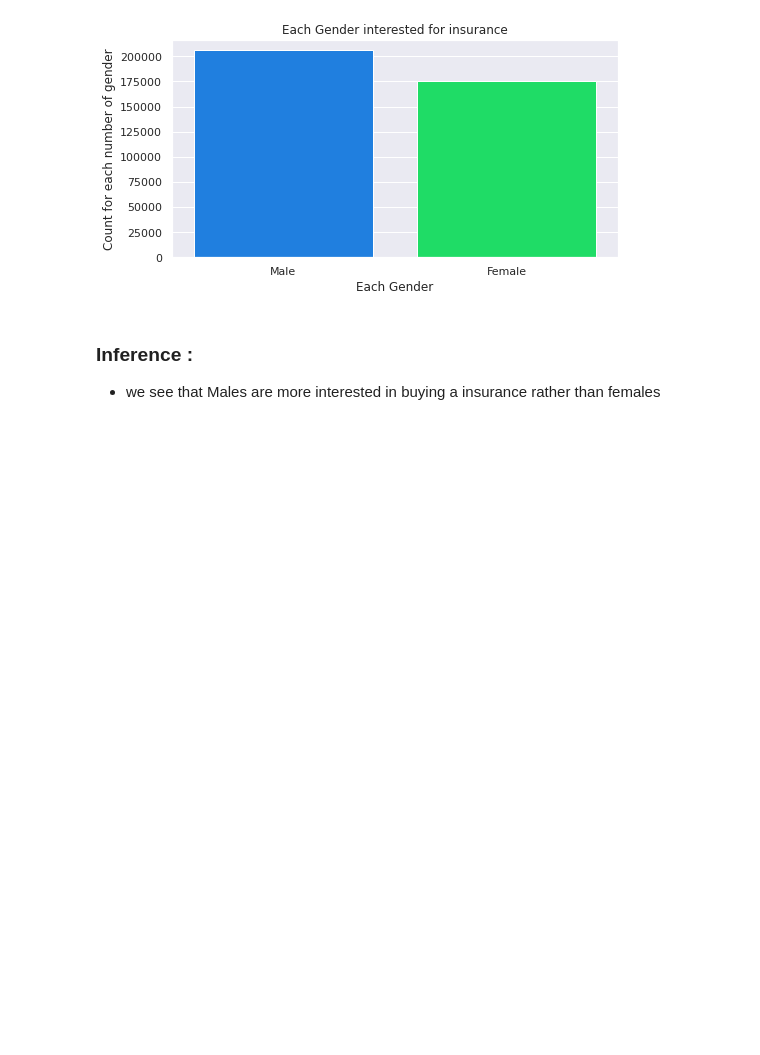
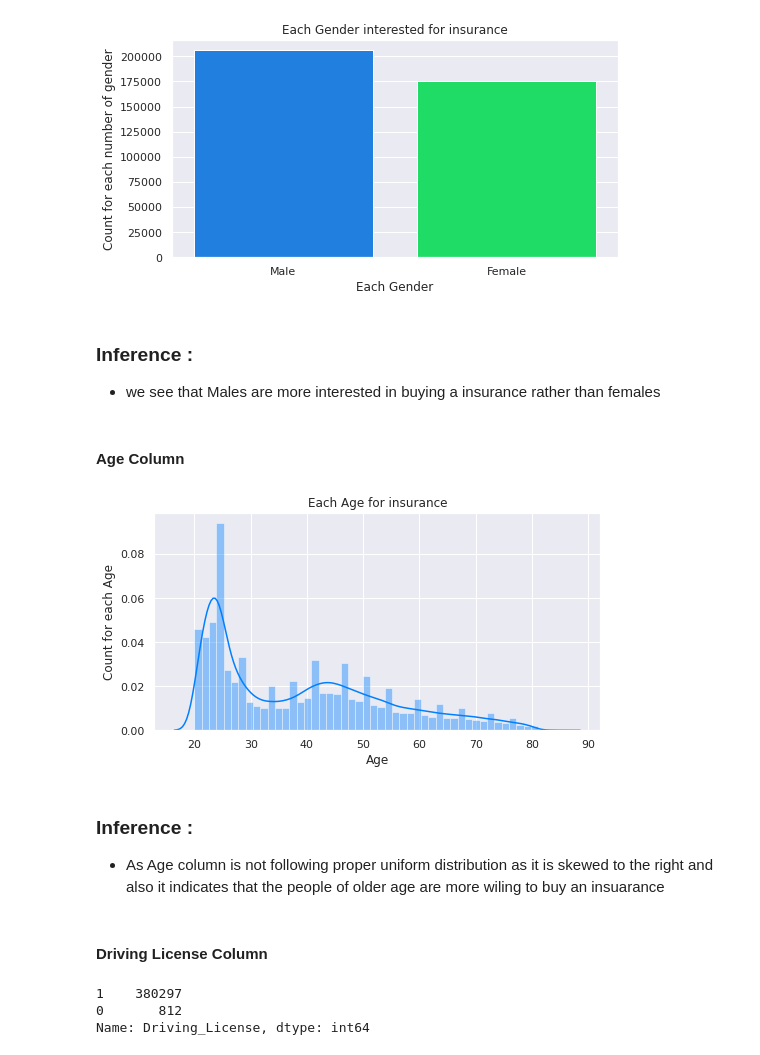
Before and after one commit to pinky-thakur/Health_Insuarance_Cross_Sell_Prediction, a Jupyter notebook: Health_Insurance_Cross_Sell_Prediction.ipynb, the cells around one changed output. Cells and saved outputs as stored; diff of their text form; code cells hidden in the pictures; blank space fills up the shorter version.

```diff
--- a/Health_Insurance_Cross_Sell_Prediction.ipynb
+++ b/Health_Insurance_Cross_Sell_Prediction.ipynb
@@ -411,3 +411,34 @@ plt.show()
 # %% [markdown]
 ### Inference :
 * we see that Males are more interested in buying a insurance rather than females
+# %% [markdown]
+#### Age Column
+# %%
+# Getting the Age column analysis
+# Ploting Distribution plot for Age column
+
+plt.figure(figsize = (8, 4))
+
+sns.distplot(data['Age'])
+
+plt.title('Each Age for insurance')
+
+plt.xlabel('Age')
+plt.ylabel('Count for each Age')
+
+plt.show()
+# %% [output]
+[figure, added]
+# %% [markdown]
+### Inference :
+
+* As Age column is not following proper uniform distribution as it is skewed to the right and also it indicates that the people of older age are more wiling to buy an insuarance
+# %% [markdown]
+#### Driving License Column
+# %%
+# Getting the value count for each Driving License using value_counts from pandas
+data['Driving_License'].value_counts()
+# %% [output]
+1    380297
+0       812
+Name: Driving_License, dtype: int64
```
Also changed, not shown: parts of 43 cells of this notebook.
